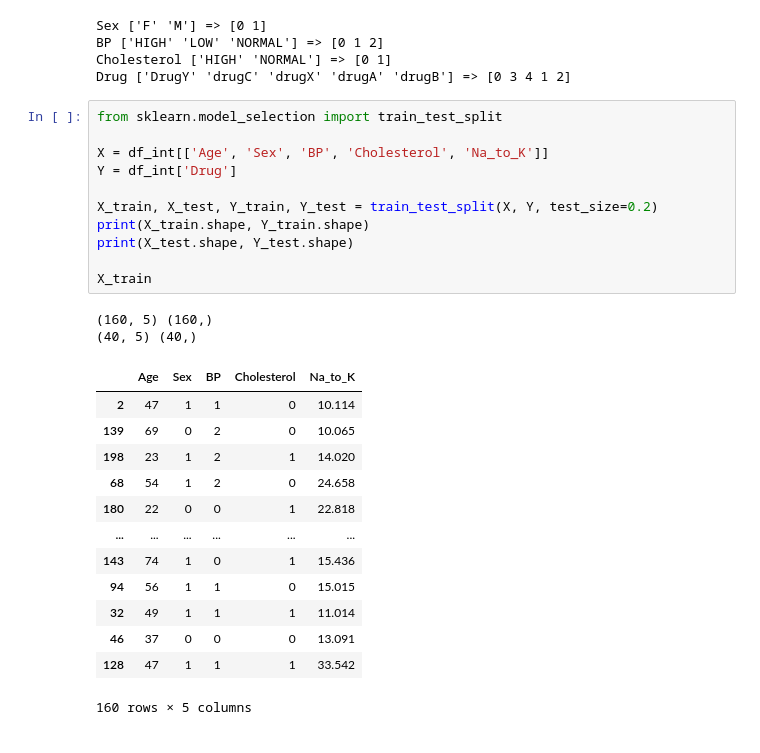
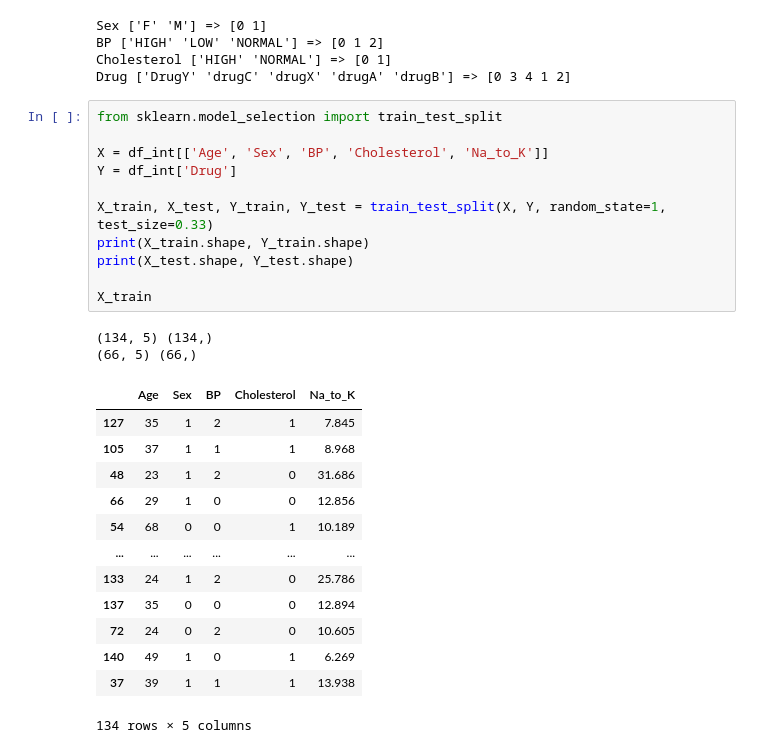
Before and after one commit to olehsamoilenko/PythonDS, a Jupyter notebook: Classification/drugs.ipynb, the cells around one changed output. Drawn from its saved outputs; the diff is of its cells as text.

```diff
--- a/Classification/drugs.ipynb
+++ b/Classification/drugs.ipynb
@@ -86,30 +86,30 @@ Drug ['DrugY' 'drugC' 'drugX' 'drugA' 'drugB'] => [0 3 4 1 2]
 # %%
 from sklearn.model_selection import train_test_split
 
 X = df_int[['Age', 'Sex', 'BP', 'Cholesterol', 'Na_to_K']]
 Y = df_int['Drug']
 
-X_train, X_test, Y_train, Y_test = train_test_split(X, Y, test_size=0.2)
+X_train, X_test, Y_train, Y_test = train_test_split(X, Y, random_state=1, test_size=0.33)
 print(X_train.shape, Y_train.shape)
 print(X_test.shape, Y_test.shape)
 
 X_train
 # %% [output]
-(160, 5) (160,)
-(40, 5) (40,)
+(134, 5) (134,)
+(66, 5) (66,)
 |  | Age | Sex | BP | Cholesterol | Na_to_K |
-| 2 | 47 | 1 | 1 | 0 | 10.114 |
-| 139 | 69 | 0 | 2 | 0 | 10.065 |
-| 198 | 23 | 1 | 2 | 1 | 14.020 |
-| 68 | 54 | 1 | 2 | 0 | 24.658 |
-| 180 | 22 | 0 | 0 | 1 | 22.818 |
+| 127 | 35 | 1 | 2 | 1 | 7.845 |
+| 105 | 37 | 1 | 1 | 1 | 8.968 |
+| 48 | 23 | 1 | 2 | 0 | 31.686 |
+| 66 | 29 | 1 | 0 | 0 | 12.856 |
+| 54 | 68 | 0 | 0 | 1 | 10.189 |
 | ... | ... | ... | ... | ... | ... |
-| 143 | 74 | 1 | 0 | 1 | 15.436 |
-| 94 | 56 | 1 | 1 | 0 | 15.015 |
-| 32 | 49 | 1 | 1 | 1 | 11.014 |
-| 46 | 37 | 0 | 0 | 0 | 13.091 |
-| 128 | 47 | 1 | 1 | 1 | 33.542 |
+| 133 | 24 | 1 | 2 | 0 | 25.786 |
+| 137 | 35 | 0 | 0 | 0 | 12.894 |
+| 72 | 24 | 0 | 2 | 0 | 10.605 |
+| 140 | 49 | 1 | 0 | 1 | 6.269 |
+| 37 | 39 | 1 | 1 | 1 | 13.938 |
-160 rows × 5 columns
+134 rows × 5 columns
 # %%
 from sklearn.svm import SVC
 from sklearn.metrics import confusion_matrix
```
Also changed, not shown: parts of 14 cells of this notebook.
